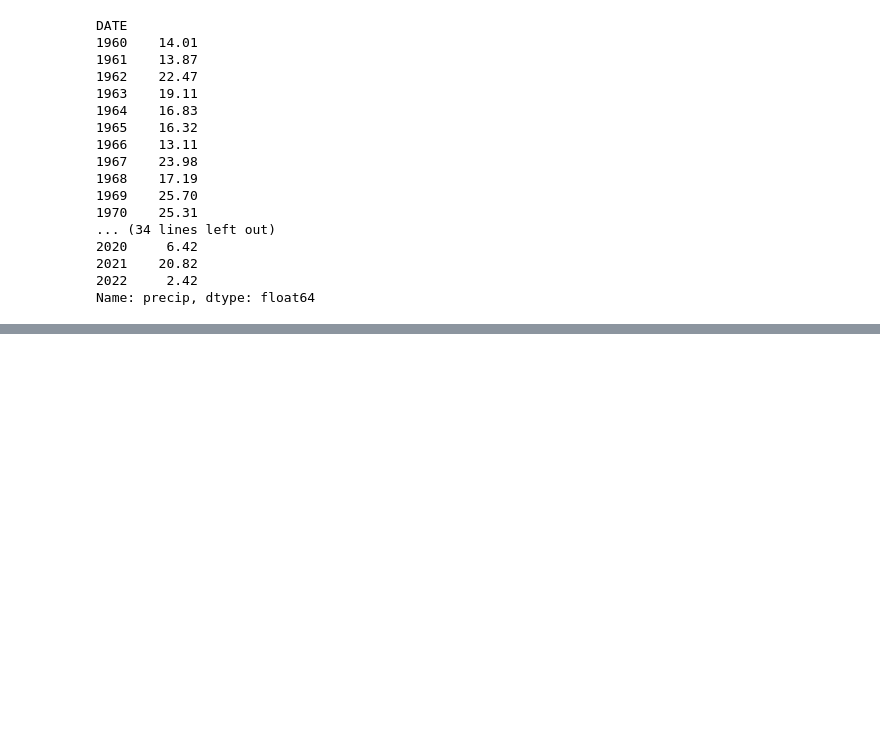
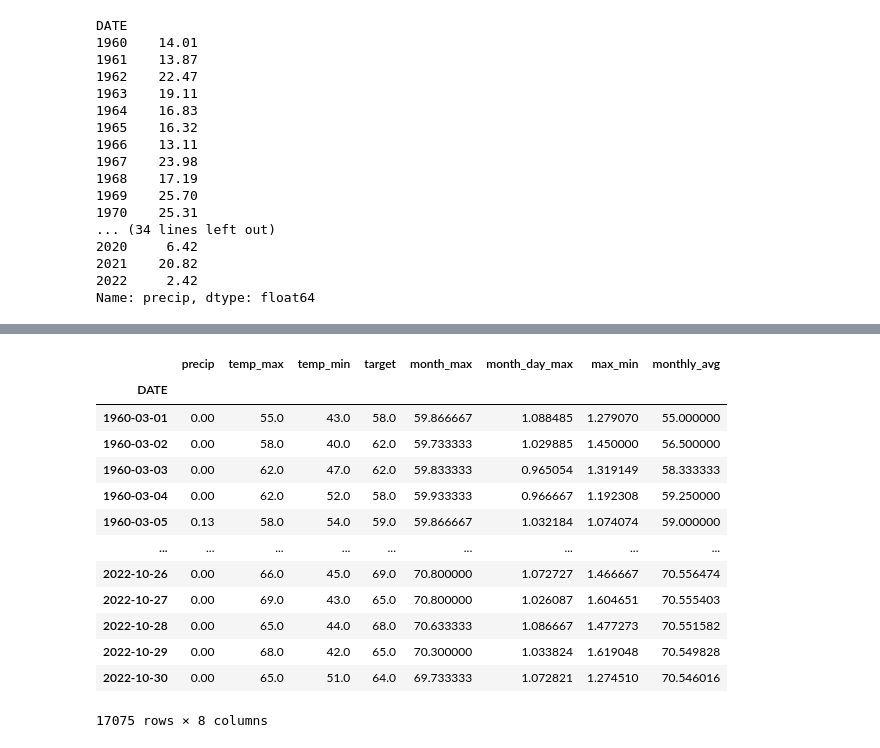
Before and after one commit to Bik400/weather-prediction, a Jupyter notebook: WeatherPrediction.ipynb, the cells around one changed output, grey strips where cells are left out. Cells and saved outputs as stored; diff of their text form; code cells hidden in the pictures; blank space fills up the shorter version.

```diff
--- a/WeatherPrediction.ipynb
+++ b/WeatherPrediction.ipynb
@@ -300,0 +459,17 @@ Name: precip, dtype: float64
+# %%
+weather_core
+# %% [output]
+|  | precip | temp_max | temp_min | target | month_max | month_day_max | max_min | monthly_avg |
+| DATE |  |  |  |  |  |  |  |  |
+| 1960-03-01 | 0.00 | 55.0 | 43.0 | 58.0 | 59.866667 | 1.088485 | 1.279070 | 55.000000 |
+| 1960-03-02 | 0.00 | 58.0 | 40.0 | 62.0 | 59.733333 | 1.029885 | 1.450000 | 56.500000 |
+| 1960-03-03 | 0.00 | 62.0 | 47.0 | 62.0 | 59.833333 | 0.965054 | 1.319149 | 58.333333 |
+| 1960-03-04 | 0.00 | 62.0 | 52.0 | 58.0 | 59.933333 | 0.966667 | 1.192308 | 59.250000 |
+| 1960-03-05 | 0.13 | 58.0 | 54.0 | 59.0 | 59.866667 | 1.032184 | 1.074074 | 59.000000 |
+| ... | ... | ... | ... | ... | ... | ... | ... | ... |
+| 2022-10-26 | 0.00 | 66.0 | 45.0 | 69.0 | 70.800000 | 1.072727 | 1.466667 | 70.556474 |
+| 2022-10-27 | 0.00 | 69.0 | 43.0 | 65.0 | 70.800000 | 1.026087 | 1.604651 | 70.555403 |
+| 2022-10-28 | 0.00 | 65.0 | 44.0 | 68.0 | 70.633333 | 1.086667 | 1.477273 | 70.551582 |
+| 2022-10-29 | 0.00 | 68.0 | 42.0 | 65.0 | 70.300000 | 1.033824 | 1.619048 | 70.549828 |
+| 2022-10-30 | 0.00 | 65.0 | 51.0 | 64.0 | 69.733333 | 1.072821 | 1.274510 | 70.546016 |
+17075 rows × 8 columns
```
Also changed, not shown: parts of 43 cells of this notebook.
